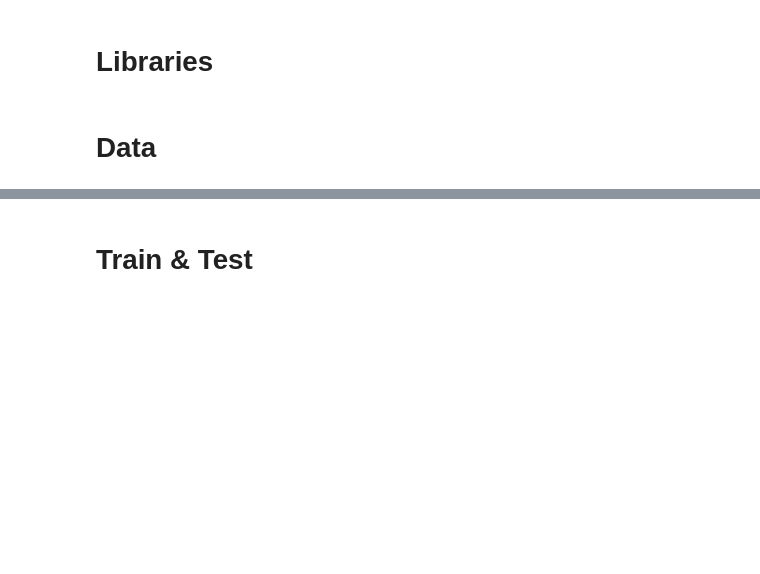
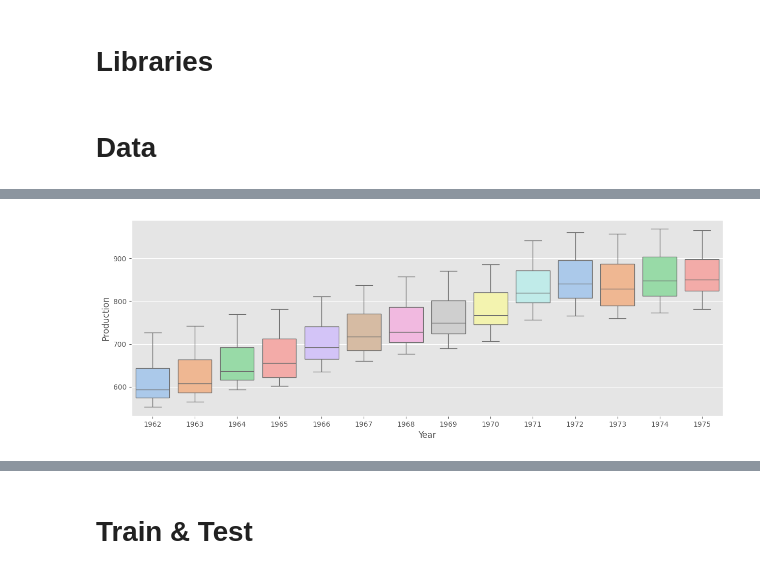
Before and after one commit to alejo1630/time_series_analysis, a Jupyter notebook: time_series.ipynb, the cells around one changed output, grey strips where cells are left out. Cells and saved outputs as stored; diff of their text form; code cells hidden in the pictures; blank space fills up the shorter version.

```diff
--- a/time_series.ipynb
+++ b/time_series.ipynb
@@ -124,0 +69,5 @@ Freq: D, dtype: float64
+# %%
+sns.boxplot(data = df, x = "Year", y = "Production", palette = "pastel", hue = "Year", legend = False)
+plt.show()
+# %% [output]
+[figure, added]
```
Also changed, not shown: parts of 23 cells of this notebook.
